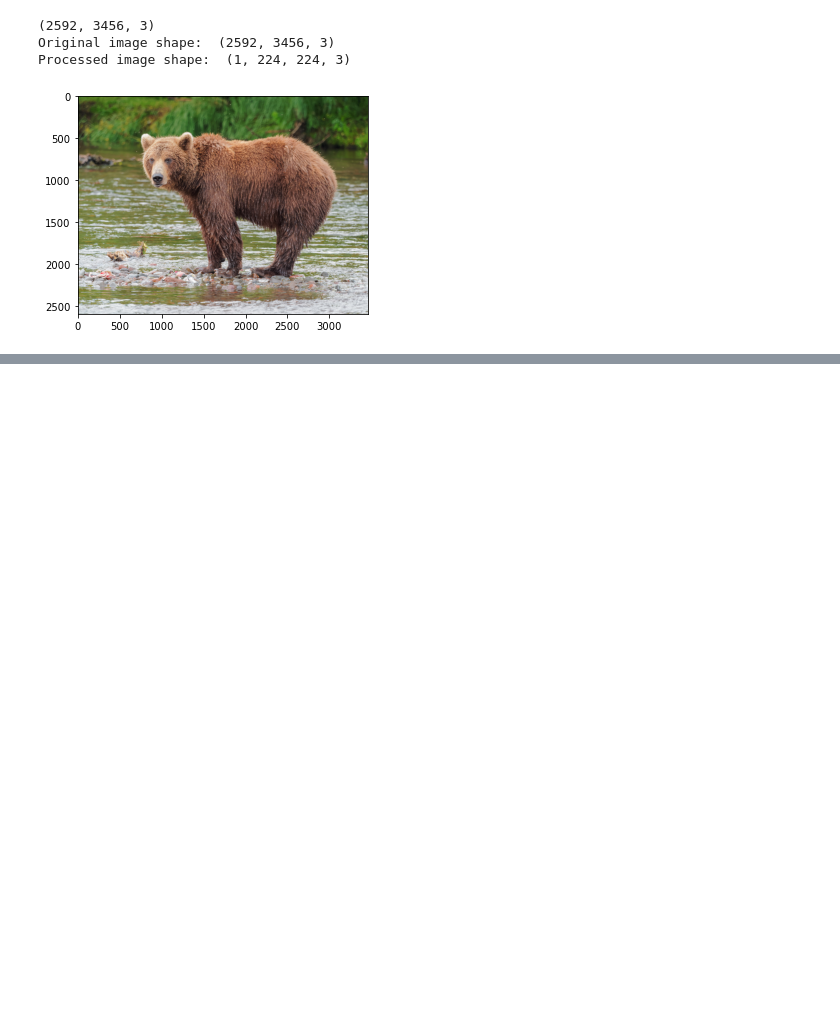
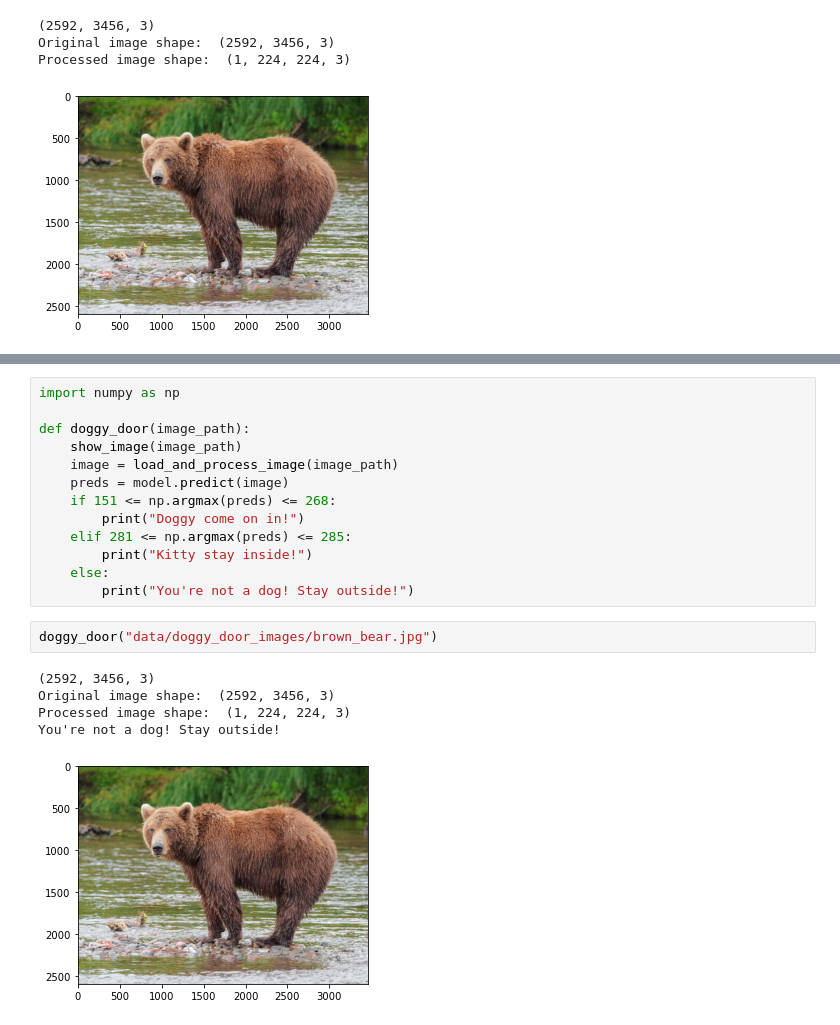
Before and after one commit to felixm3/coursework-workshops-bootcamps-lectures-etc, a Jupyter notebook: nvidia-dli-fundamentals-of-deep-learning/05_pretrained_models.ipynb, the cells around one changed output, grey strips where cells are left out. Drawn from its saved outputs; the diff is of its cells as text; blank space fills up the shorter version.

```diff
--- a/nvidia-dli-fundamentals-of-deep-learning/05_pretrained_models.ipynb
+++ b/nvidia-dli-fundamentals-of-deep-learning/05_pretrained_models.ipynb
@@ -75,0 +117,21 @@ Processed image shape:  (1, 224, 224, 3)
+# %%
+import numpy as np
+
+def doggy_door(image_path):
+    show_image(image_path)
+    image = load_and_process_image(image_path)
+    preds = model.predict(image)
+    if 151 <= np.argmax(preds) <= 268:
+        print("Doggy come on in!")
+    elif 281 <= np.argmax(preds) <= 285:
+        print("Kitty stay inside!")
+    else:
+        print("You're not a dog! Stay outside!")
+# %%
+doggy_door("data/doggy_door_images/brown_bear.jpg")
+# %% [output]
+(2592, 3456, 3)
+Original image shape:  (2592, 3456, 3)
+Processed image shape:  (1, 224, 224, 3)
+You're not a dog! Stay outside!
+[figure, added]
```
Also changed, not shown: parts of 8 cells of this notebook, 3 other files.
